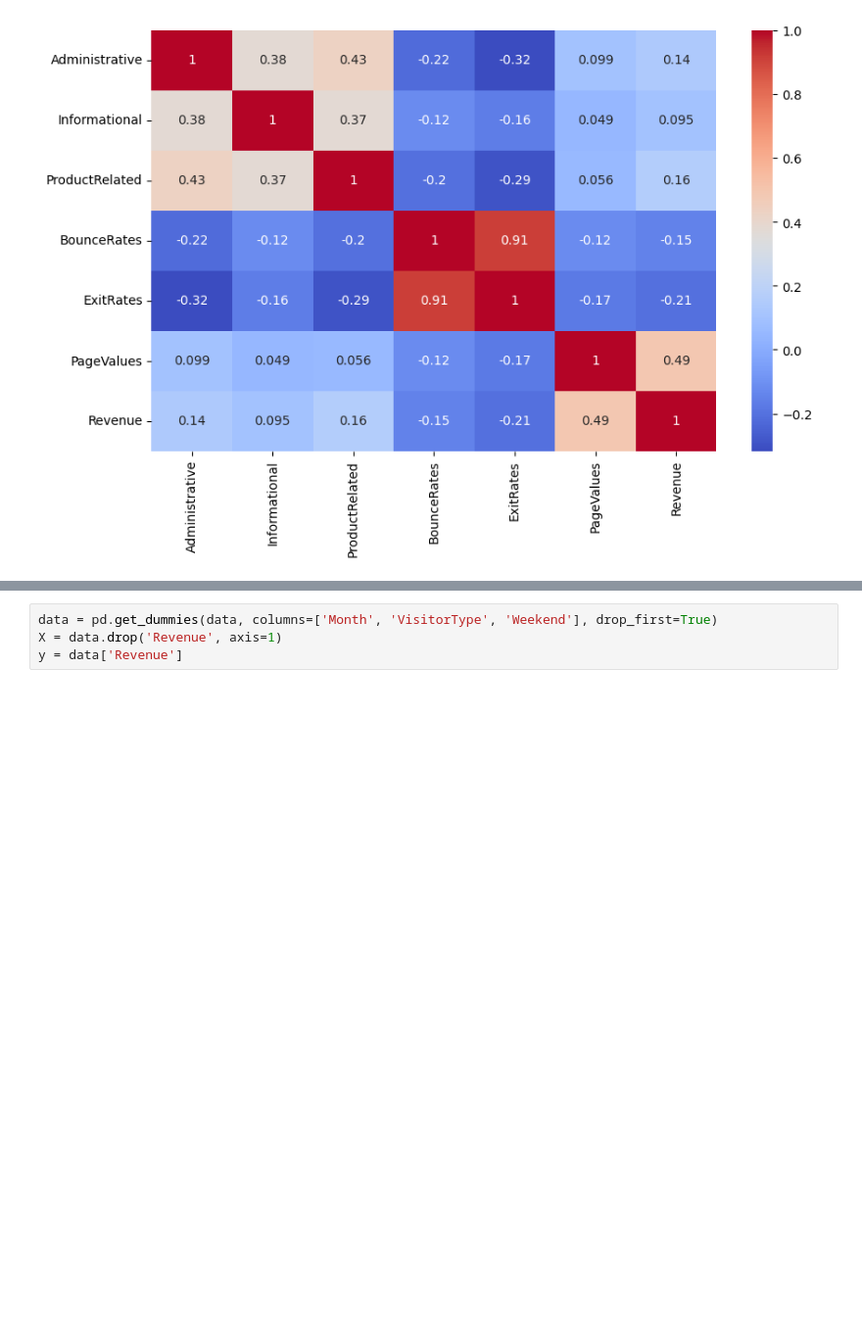
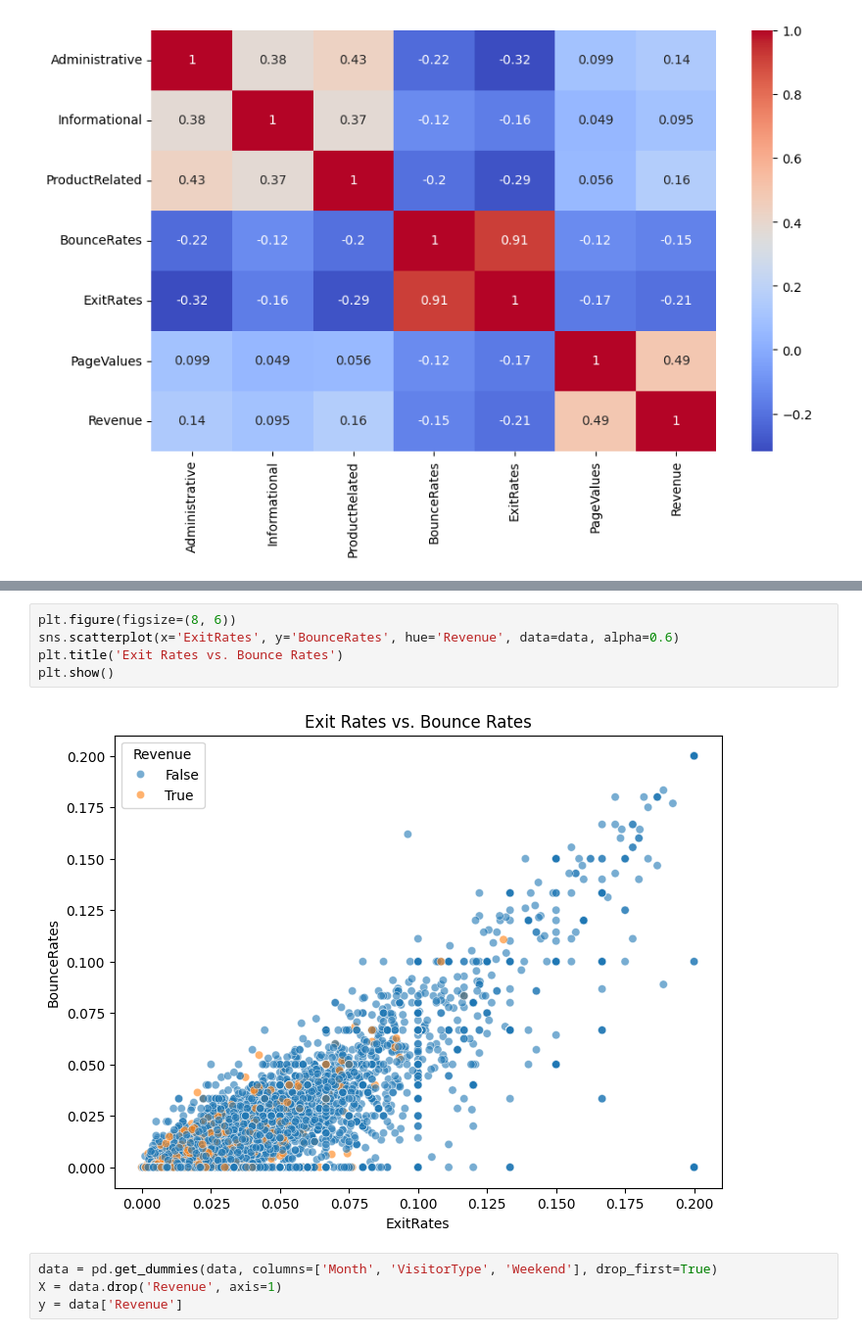
Before and after one commit to neslytom/DSML-Final-Project, a Jupyter notebook: Final_Project.ipynb, the cells around one changed output, grey strips where cells are left out. Shown at 98% size. Cells and saved outputs as stored; diff of their text form; blank space fills up the shorter version.

```diff
--- a/Final_Project.ipynb
+++ b/Final_Project.ipynb
@@ -129,3 +161,10 @@ NameError: name 'data' is not defined
+# %%
+plt.figure(figsize=(8, 6))
+sns.scatterplot(x='ExitRates', y='BounceRates', hue='Revenue', data=data, alpha=0.6)
+plt.title('Exit Rates vs. Bounce Rates')
+plt.show()
+# %% [output]
+[figure, added]
 # %%
 data = pd.get_dummies(data, columns=['Month', 'VisitorType', 'Weekend'], drop_first=True)
 X = data.drop('Revenue', axis=1)
```
Also changed, not shown: parts of 7 cells of this notebook.
